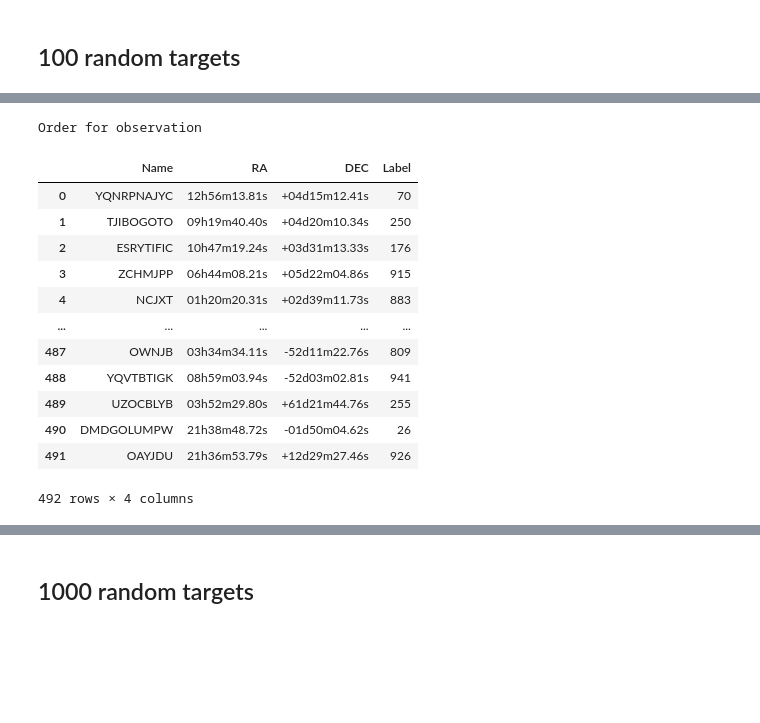
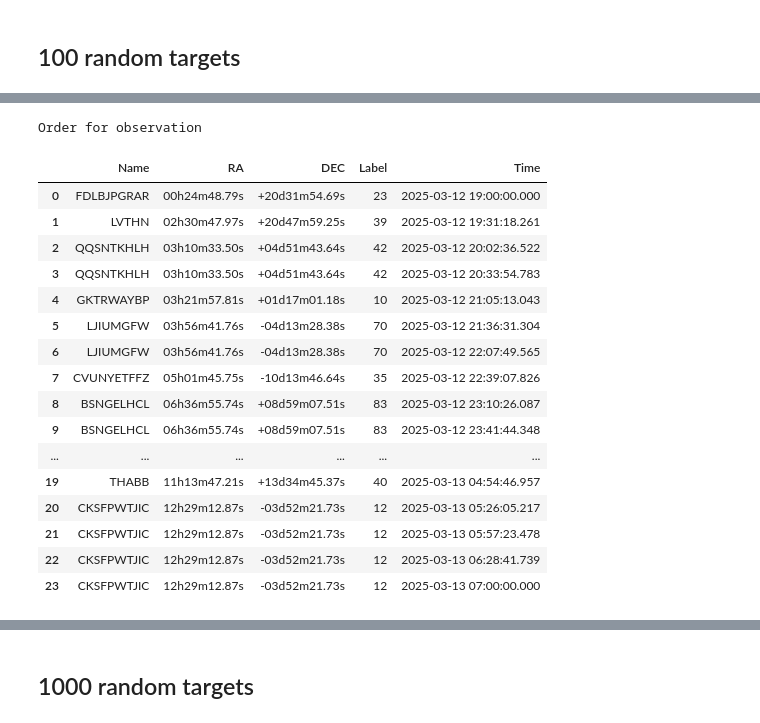
Before and after one commit to ccuellarn/Transient-Operation, a Jupyter notebook: Sketch.ipynb, the cells around one changed output, grey strips where cells are left out. Cells and saved outputs as stored; diff of their text form; code cells hidden in the pictures; blank space fills up the shorter version.

```diff
--- a/Sketch.ipynb
+++ b/Sketch.ipynb
@@ -315,9 +331,11 @@ alerts100 = random_data(100)
 many100 = len(alerts100) + 1
 
 #Observations with the data
-Data100 = Observations(observer, alerts, date_i, date_f,timescale,many,limit)
+Data100 = Observations(observer, alerts100, date_i, date_f,timescale,many100,limit)
 time100 = DeltaTime(date_i,date_f,timescale)
-order100, observable_alerts100, order_alerts100,graphic100 = EstablishLimits(Data,many,time)
+general_time100 = CreateTime(date_i,date_f,timescale)
+graphic100 = Graphic(Data100,many100,time100)
+order100 = OrderLimits(Data100,many100,time100, general_time100)
 
 alerts100
 # %% [output]
@@ -355,18 +355,22 @@ Which are observables
 # %%
 print('Order for observation')
-order_alerts100
+order100
 # %% [output]
 Order for observation
-|  | Name | RA | DEC | Label |
-| 0 | YQNRPNAJYC | 12h56m13.81s | +04d15m12.41s | 70 |
-| 1 | TJIBOGOTO | 09h19m40.40s | +04d20m10.34s | 250 |
-| 2 | ESRYTIFIC | 10h47m19.24s | +03d31m13.33s | 176 |
-| 3 | ZCHMJPP | 06h44m08.21s | +05d22m04.86s | 915 |
-| 4 | NCJXT | 01h20m20.31s | +02d39m11.73s | 883 |
-| ... | ... | ... | ... | ... |
-| 487 | OWNJB | 03h34m34.11s | -52d11m22.76s | 809 |
-| 488 | YQVTBTIGK | 08h59m03.94s | -52d03m02.81s | 941 |
-| 489 | UZOCBLYB | 03h52m29.80s | +61d21m44.76s | 255 |
-| 490 | DMDGOLUMPW | 21h38m48.72s | -01d50m04.62s | 26 |
-| 491 | OAYJDU | 21h36m53.79s | +12d29m27.46s | 926 |
+|  | Name | RA | DEC | Label | Time |
+| 0 | FDLBJPGRAR | 00h24m48.79s | +20d31m54.69s | 23 | 2025-03-12 19:00:00.000 |
+| 1 | LVTHN | 02h30m47.97s | +20d47m59.25s | 39 | 2025-03-12 19:31:18.261 |
+| 2 | QQSNTKHLH | 03h10m33.50s | +04d51m43.64s | 42 | 2025-03-12 20:02:36.522 |
+| 3 | QQSNTKHLH | 03h10m33.50s | +04d51m43.64s | 42 | 2025-03-12 20:33:54.783 |
+| 4 | GKTRWAYBP | 03h21m57.81s | +01d17m01.18s | 10 | 2025-03-12 21:05:13.043 |
+| 5 | LJIUMGFW | 03h56m41.76s | -04d13m28.38s | 70 | 2025-03-12 21:36:31.304 |
+| 6 | LJIUMGFW | 03h56m41.76s | -04d13m28.38s | 70 | 2025-03-12 22:07:49.565 |
+| 7 | CVUNYETFFZ | 05h01m45.75s | -10d13m46.64s | 35 | 2025-03-12 22:39:07.826 |
+| 8 | BSNGELHCL | 06h36m55.74s | +08d59m07.51s | 83 | 2025-03-12 23:10:26.087 |
+| 9 | BSNGELHCL | 06h36m55.74s | +08d59m07.51s | 83 | 2025-03-12 23:41:44.348 |
+| ... | ... | ... | ... | ... | ... |
+| 19 | THABB | 11h13m47.21s | +13d34m45.37s | 40 | 2025-03-13 04:54:46.957 |
+| 20 | CKSFPWTJIC | 12h29m12.87s | -03d52m21.73s | 12 | 2025-03-13 05:26:05.217 |
+| 21 | CKSFPWTJIC | 12h29m12.87s | -03d52m21.73s | 12 | 2025-03-13 05:57:23.478 |
+| 22 | CKSFPWTJIC | 12h29m12.87s | -03d52m21.73s | 12 | 2025-03-13 06:28:41.739 |
+| 23 | CKSFPWTJIC | 12h29m12.87s | -03d52m21.73s | 12 | 2025-03-13 07:00:00.000 |
-492 rows × 4 columns
```
Also changed, not shown: parts of 17 cells of this notebook.
